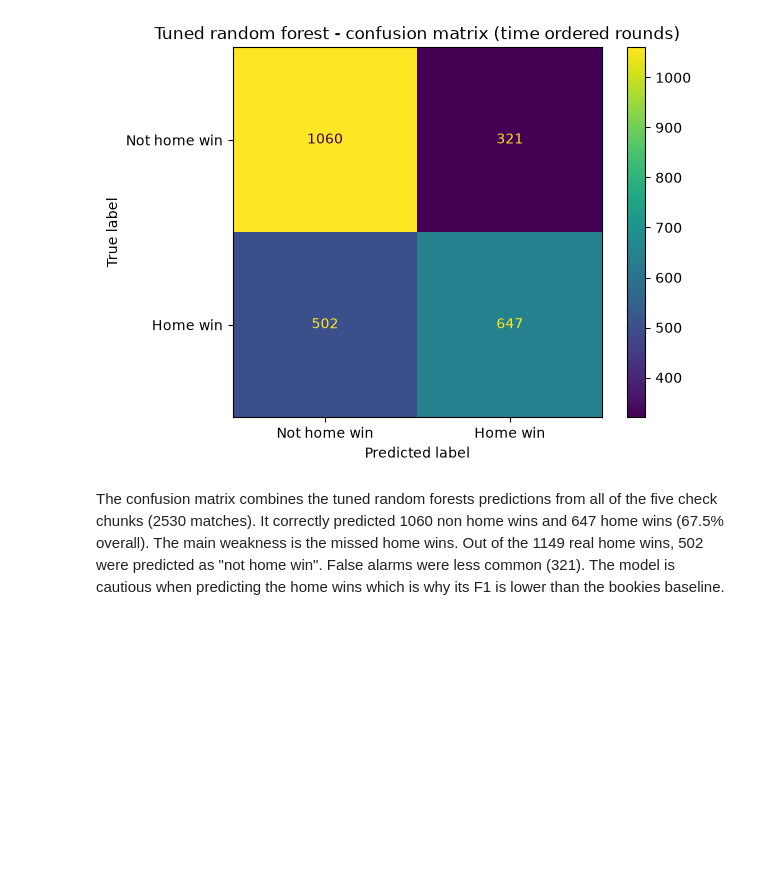
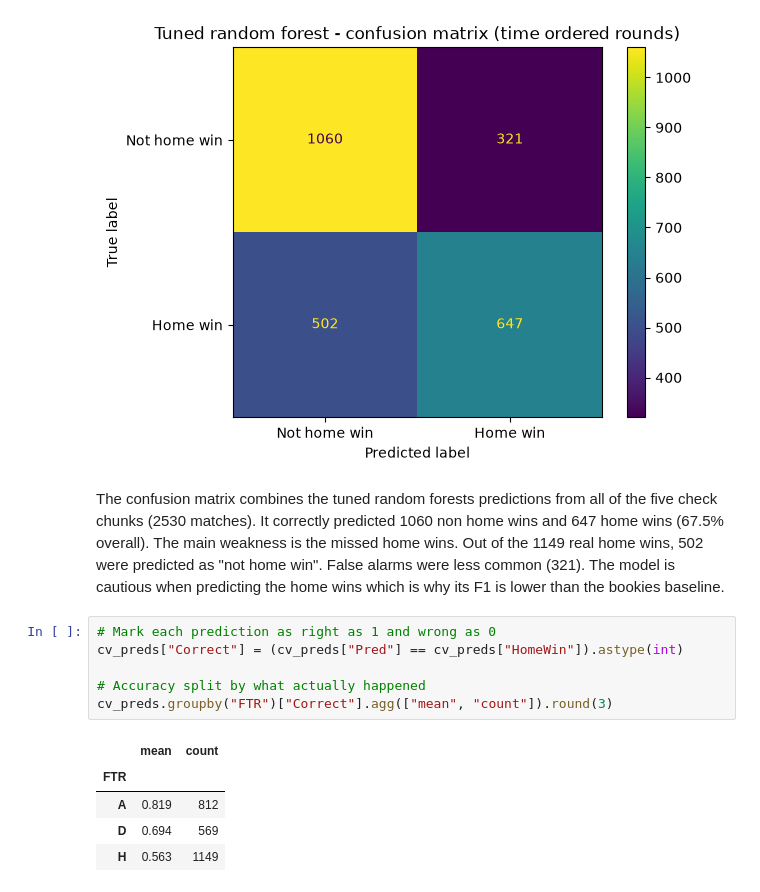
Before and after one commit to jonesyadam111/CT4101-premier-league-prediction, a Jupyter notebook: premier_league_prediction.ipynb, the cells around one changed output. Saved outputs shown, nothing was run; the diff lists cells and outputs as text; blank space fills up the shorter version.

```diff
--- a/premier_league_prediction.ipynb
+++ b/premier_league_prediction.ipynb
@@ -535,3 +535,15 @@ plt.show()
 [figure]
 # %% [markdown]
 The confusion matrix combines the tuned random forests predictions from all of the five check chunks (2530 matches). It correctly predicted 1060 non home wins and 647 home wins (67.5% overall). The main weakness is the missed home wins. Out of the 1149 real home wins, 502 were predicted as "not home win". False alarms were less common (321). The model is cautious when predicting the home wins which is why its F1 is lower than the bookies baseline.
+# %%
+# Mark each prediction as right as 1 and wrong as 0
+cv_preds["Correct"] = (cv_preds["Pred"] == cv_preds["HomeWin"]).astype(int)
+
+# Accuracy split by what actually happened
+cv_preds.groupby("FTR")["Correct"].agg(["mean", "count"]).round(3)
+# %% [output]
+|  | mean | count |
+| FTR |  |  |
+| A | 0.819 | 812 |
+| D | 0.694 | 569 |
+| H | 0.563 | 1149 |
```
Also changed, not shown: parts of 2 cells of this notebook.
